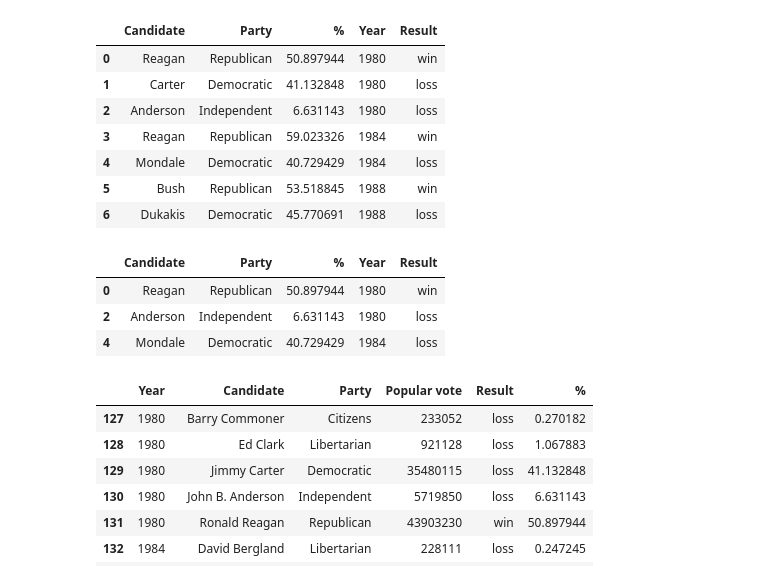
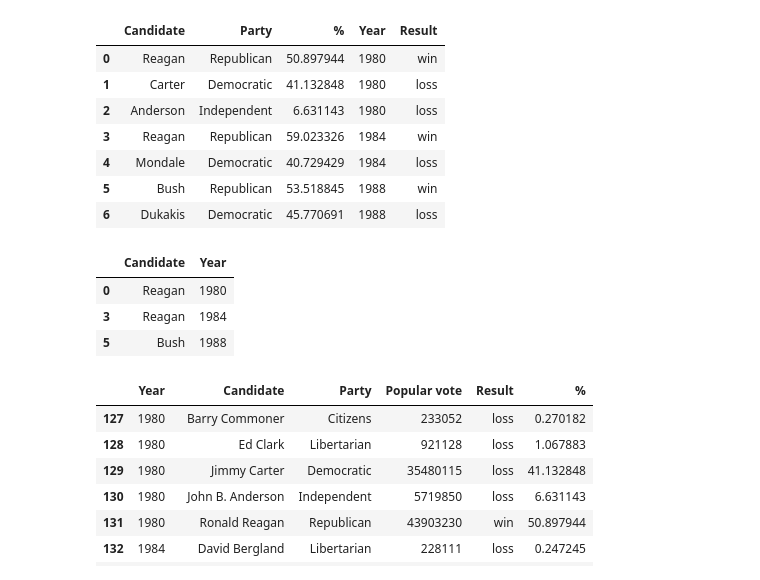
Before and after one commit to AliceRayLu/data-100-sp22, a Jupyter notebook: lec/lec03/03-pandas-basics.ipynb, the cells around one changed output. Saved outputs shown, nothing was run; the diff lists cells and outputs as text; code cells hidden in the pictures.

```diff
--- a/lec/lec03/03-pandas-basics.ipynb
+++ b/lec/lec03/03-pandas-basics.ipynb
@@ -383,14 +394,14 @@ elections2
 # %%
 #Which of the following yield the desired answer on the slides?
 #elections2.iloc[[0, 3, 5], [0, 3]]
 #elections2.loc[[0, 3, 5], "Candidate":"Year"]
-elections2.loc[elections["%"] > 50]#, ["Candidate", "Year"]].head(3)
-#elections2.loc[elections["%"] > 50, ["Candidate", "Year"]].iloc[0:2, :]
+elections2.loc[elections2["%"] > 50, ["Candidate", "Year"]].head(3)
+#elections2.loc[elections2["%"] > 50, ["Candidate", "Year"]].iloc[0:2, :]
 # %% [output]
-|  | Candidate | Party | % | Year | Result |
-| 0 | Reagan | Republican | 50.897944 | 1980 | win |
-| 2 | Anderson | Independent | 6.631143 | 1980 | loss |
-| 4 | Mondale | Democratic | 40.729429 | 1984 | loss |
+|  | Candidate | Year |
+| 0 | Reagan | 1980 |
+| 3 | Reagan | 1984 |
+| 5 | Bush | 1988 |
 # %%
 elections2 = elections[(elections["Year"] == 1980) | (elections["Year"] == 1984) | (elections["Year"] == 1988)]
 elections2
```
Also changed, not shown: parts of 7 cells of this notebook, 1 other file.
